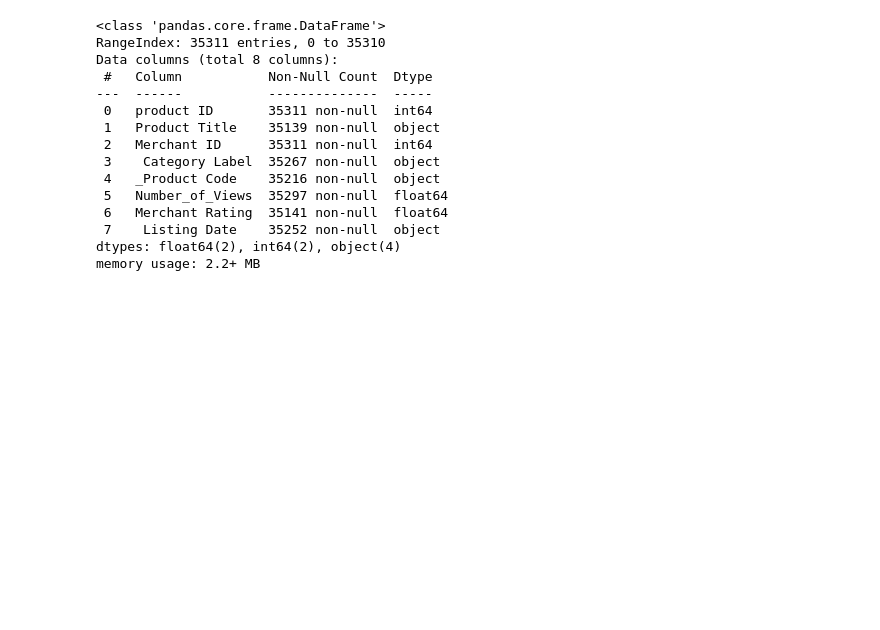
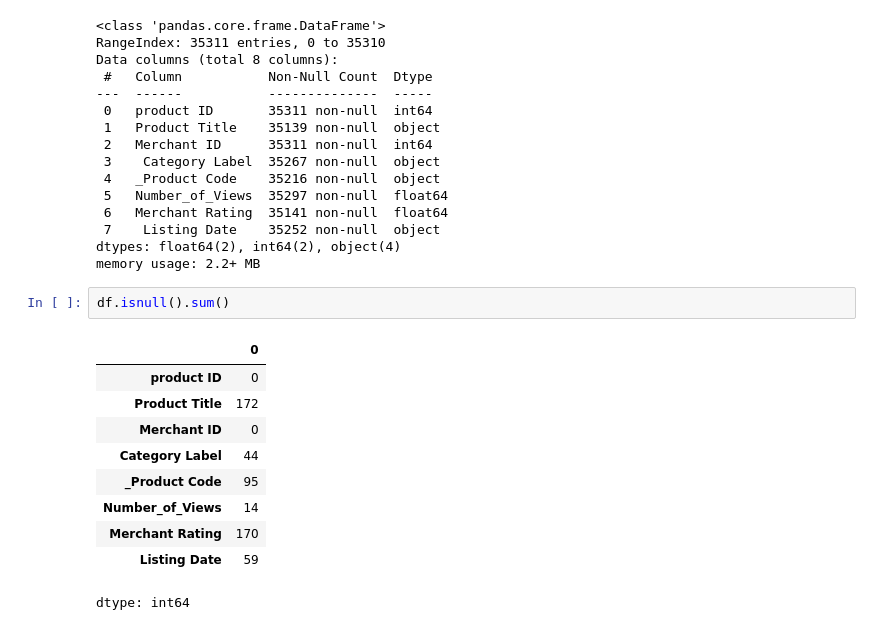
Before and after one commit to DunjaPawlovic/data-analysis-course, a Jupyter notebook: notebook/01_eda.ipynb, the cells around one changed output. Cells and saved outputs as stored; diff of their text form; blank space fills up the shorter version.

```diff
--- a/notebook/01_eda.ipynb
+++ b/notebook/01_eda.ipynb
@@ -25,3 +25,16 @@ Data columns (total 8 columns):
  7    Listing Date    35252 non-null  object
 dtypes: float64(2), int64(2), object(4)
 memory usage: 2.2+ MB
+# %%
+df.isnull().sum()
+# %% [output]
+|  | 0 |
+| product ID | 0 |
+| Product Title | 172 |
+| Merchant ID | 0 |
+| Category Label | 44 |
+| _Product Code | 95 |
+| Number_of_Views | 14 |
+| Merchant Rating | 170 |
+| Listing Date | 59 |
+dtype: int64
```
Also changed, not shown: parts of 15 cells of this notebook.
